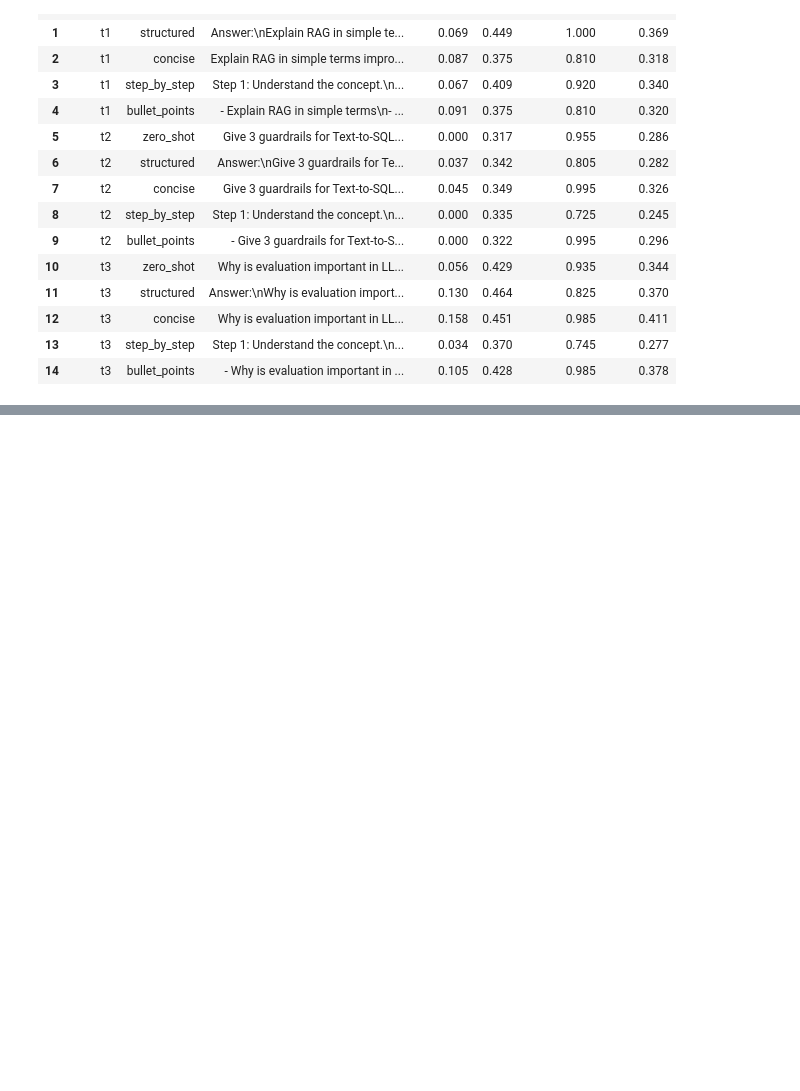
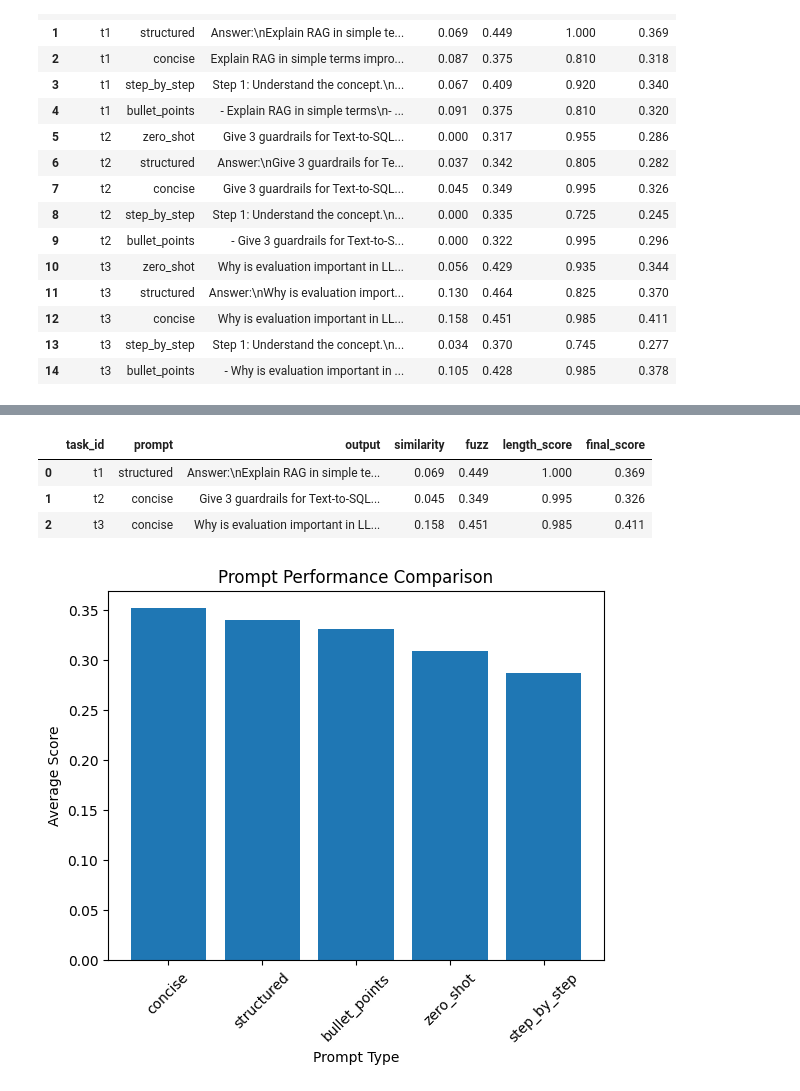
Before and after one commit to m-zayed5722/Miscellaneous-Projects, a Jupyter notebook: PromptBench.ipynb, the cells around one changed output, grey strips where cells are left out. Drawn from its saved outputs; the diff is of its cells as text; code cells hidden in the pictures; blank space fills up the shorter version.

```diff
--- a/PromptBench.ipynb
+++ b/PromptBench.ipynb
@@ -150,3 +150,12 @@ df
 | 12 | t3 | concise | Why is evaluation important in LL... | 0.158 | 0.451 | 0.985 | 0.411 |
 | 13 | t3 | step_by_step | Step 1: Understand the concept.\n... | 0.034 | 0.370 | 0.745 | 0.277 |
 | 14 | t3 | bullet_points | - Why is evaluation important in ... | 0.105 | 0.428 | 0.985 | 0.378 |
+# %%
+leaderboard = (
+    df.groupby("prompt")["final_score"]
+    .mean()
+    .sort_values(ascending=False)
+    .reset_index()
+)
+
+leaderboard
@@ -152,0 +169,20 @@ df
+# %%
+best_per_task = df.sort_values("final_score", ascending=False).groupby("task_id").first().reset_index()
+best_per_task
+# %% [output]
+|  | task_id | prompt | output | similarity | fuzz | length_score | final_score |
+| 0 | t1 | structured | Answer:\nExplain RAG in simple te... | 0.069 | 0.449 | 1.000 | 0.369 |
+| 1 | t2 | concise | Give 3 guardrails for Text-to-SQL... | 0.045 | 0.349 | 0.995 | 0.326 |
+| 2 | t3 | concise | Why is evaluation important in LL... | 0.158 | 0.451 | 0.985 | 0.411 |
+# %%
+import matplotlib.pyplot as plt
+
+plt.figure()
+plt.bar(leaderboard["prompt"], leaderboard["final_score"])
+plt.xticks(rotation=45)
+plt.xlabel("Prompt Type")
+plt.ylabel("Average Score")
+plt.title("Prompt Performance Comparison")
+plt.show()
+# %% [output]
+[figure, added]
```
Also changed, not shown: parts of 2 cells of this notebook.
